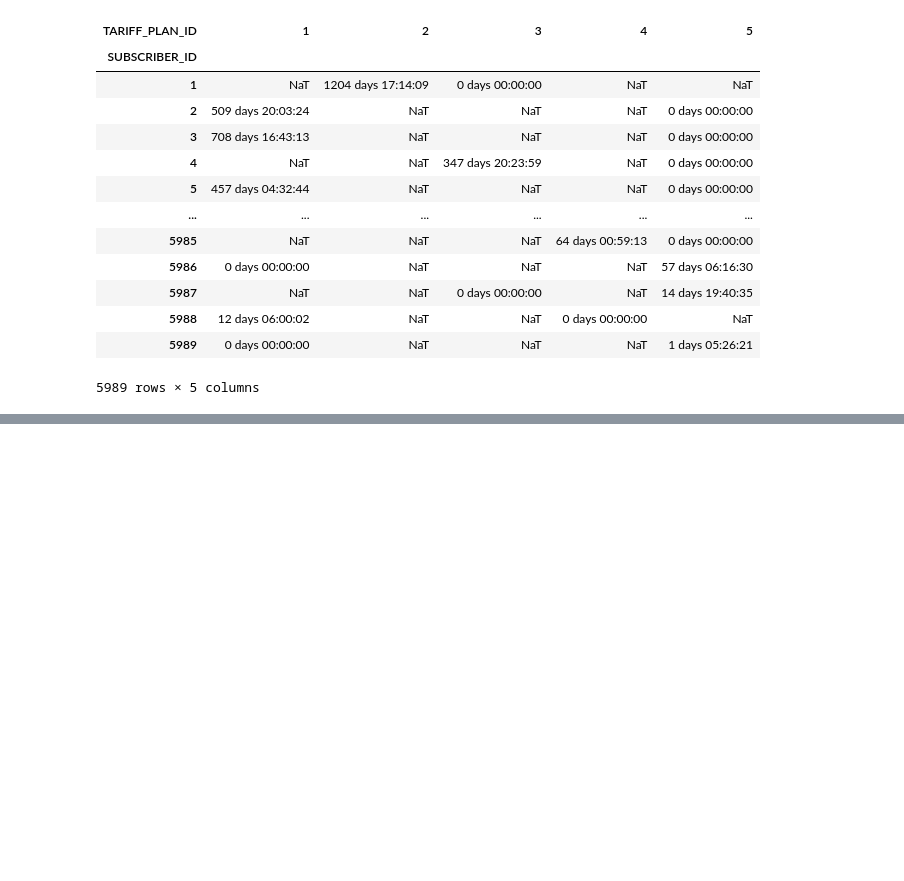
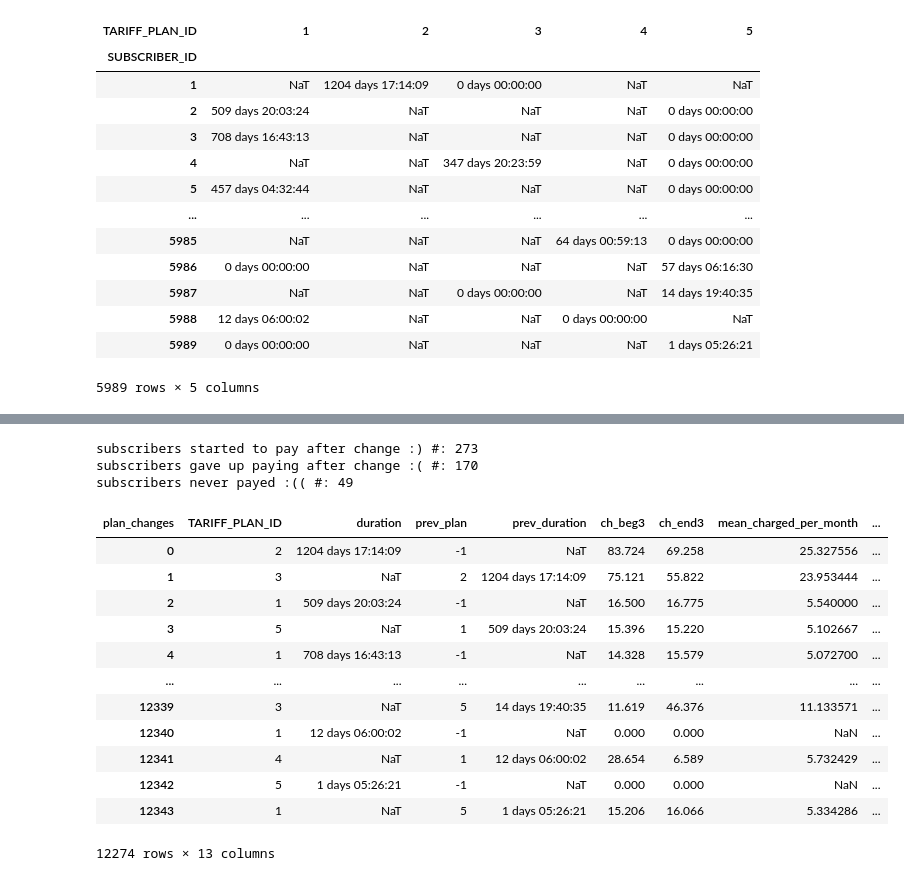
Before and after one commit to anatol-grabowski/test_task_plans_data, a Jupyter notebook: task3.ipynb, the cells around one changed output, grey strips where cells are left out. Cells and saved outputs as stored; diff of their text form; code cells hidden in the pictures; blank space fills up the shorter version.

```diff
--- a/task3.ipynb
+++ b/task3.ipynb
@@ -240,0 +325,45 @@ HTML(filename='migrations-flow/dist/index.html')
+# %%
+ps_with_chs = plans_with_charges.copy()
+
+ps_with_chs['prev_mean'] = pd.Series(index=ps_with_chs.index, dtype=ps_with_chs['mean_charged_per_month'].dtype)
+for row in ps_with_chs.itertuples():
+    i = row[0]
+    prew_plan_row = getattr(row, 'prev_plan_row')
+    if prew_plan_row not in ps_with_chs.index: continue
+    ps_with_chs.at[i, 'prev_mean'] = ps_with_chs.at[prew_plan_row, 'mean_charged_per_month']
+    ps_with_chs.at[i, 'prev_ch_end3'] = ps_with_chs.at[prew_plan_row, 'ch_end3']
+
+ps_with_chs['change3'] = ps_with_chs['ch_beg3'] / ps_with_chs['prev_ch_end3']
+change3 = ps_with_chs['change3'].copy()
+change3[(change3 == np.inf) | (change3 == -np.inf) | (change3 == 0)] = np.nan
+ps_with_chs['change3'] = change3
+
+ps_with_chs['was0'] = (ps_with_chs['prev_ch_end3'] == 0) & (ps_with_chs['ch_beg3'] > 0)
+ps_with_chs['bec0'] = (ps_with_chs['prev_ch_end3'] > 0) & (ps_with_chs['ch_beg3'] == 0)
+ps_with_chs['rem0'] = (ps_with_chs['prev_ch_end3'] == 0) & (ps_with_chs['ch_beg3'] == 0)
+# ps_with_chs = ps_with_chs[ps_with_chs['full_months_with_charging_info'] > 0]
+ps_with_chs_cols_to_drop = ['charged', 'full_months_with_charging_info', 'SUBSCRIBER_ID', 'prev_plan_row', 'SUBSCRIBER_ID', 'prev_plan_row']
+
+ps_with_chs.drop(columns=ps_with_chs_cols_to_drop, inplace=True)
+print('subscribers started to pay after change :) #:', ps_with_chs['was0'].sum())
+print('subscribers gave up paying after change :( #:', ps_with_chs['bec0'].sum())
+print('subscribers never payed :(( #:', ps_with_chs['rem0'].sum())
+with pd.option_context('display.max_rows', 10):
+    display(ps_with_chs)
+# %% [output]
+subscribers started to pay after change :) #: 273
+subscribers gave up paying after change :( #: 170
+subscribers never payed :(( #: 49
+| plan_changes | TARIFF_PLAN_ID | duration | prev_plan | prev_duration | ch_beg3 | ch_end3 | mean_charged_per_month | ... |
+| 0 | 2 | 1204 days 17:14:09 | -1 | NaT | 83.724 | 69.258 | 25.327556 | ... |
+| 1 | 3 | NaT | 2 | 1204 days 17:14:09 | 75.121 | 55.822 | 23.953444 | ... |
+| 2 | 1 | 509 days 20:03:24 | -1 | NaT | 16.500 | 16.775 | 5.540000 | ... |
+| 3 | 5 | NaT | 1 | 509 days 20:03:24 | 15.396 | 15.220 | 5.102667 | ... |
+| 4 | 1 | 708 days 16:43:13 | -1 | NaT | 14.328 | 15.579 | 5.072700 | ... |
+| ... | ... | ... | ... | ... | ... | ... | ... | ... |
+| 12339 | 3 | NaT | 5 | 14 days 19:40:35 | 11.619 | 46.376 | 11.133571 | ... |
+| 12340 | 1 | 12 days 06:00:02 | -1 | NaT | 0.000 | 0.000 | NaN | ... |
+| 12341 | 4 | NaT | 1 | 12 days 06:00:02 | 28.654 | 6.589 | 5.732429 | ... |
+| 12342 | 5 | 1 days 05:26:21 | -1 | NaT | 0.000 | 0.000 | NaN | ... |
+| 12343 | 1 | NaT | 5 | 1 days 05:26:21 | 15.206 | 16.066 | 5.334286 | ... |
+12274 rows × 13 columns
```
Also changed, not shown: parts of 13 cells of this notebook, 7 other files.
